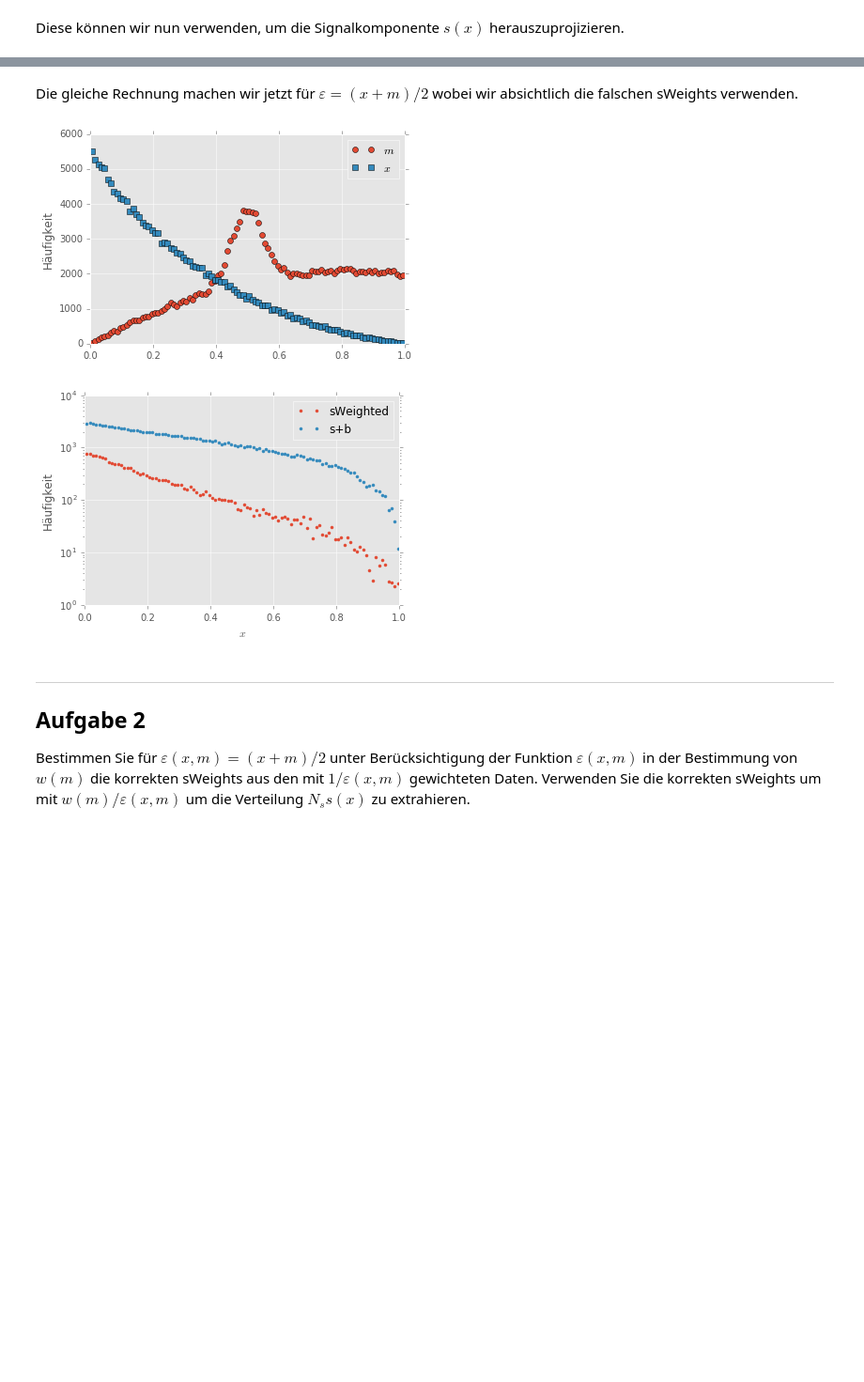
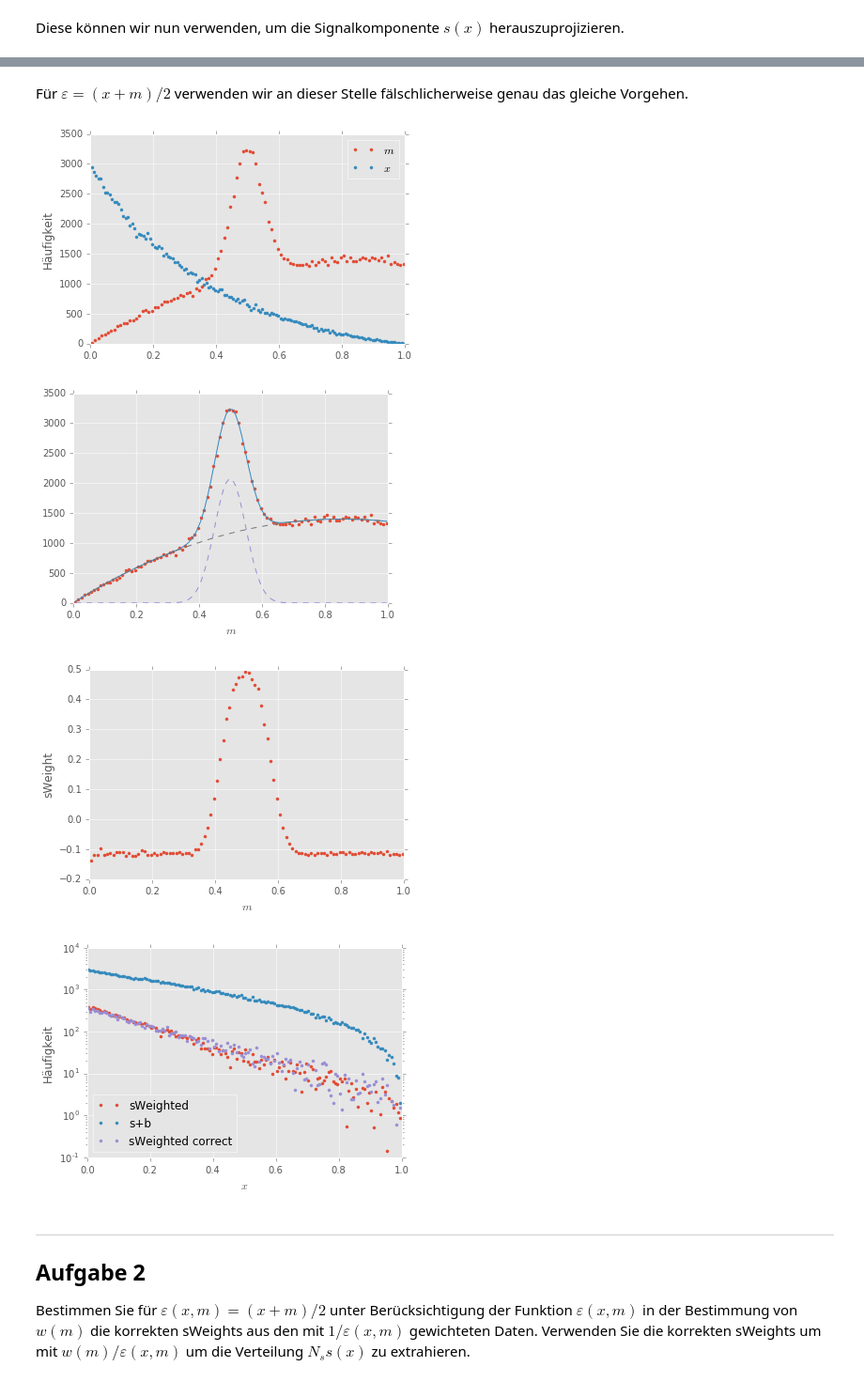
Before and after one commit to kdungs/teaching-SMD2-2016, a Jupyter notebook: solutions/3.ipynb, the cells around one changed output, grey strips where cells are left out. Shown at 94% size. Saved outputs shown, nothing was run; the diff lists cells and outputs as text; code cells hidden in the pictures; blank space fills up the shorter version.

```diff
--- a/solutions/3.ipynb
+++ b/solutions/3.ipynb
@@ -201,12 +202,12 @@ def sweights(centres, mhist, popt):
     b = pdf_mb(centres, *popt[3:])
     n = mhist
 
-    Wss = np.sum(bw * (s * s) / n)
-    Wsb = np.sum(bw * (s * b) / n)
-    Wbb = np.sum(bw * (b * b) / n)
+    Wss = bw ** 2 * np.sum((s * s) / n)
+    Wsb = bw ** 2 * np.sum((s * b) / n)
+    Wbb = bw **2 * np.sum((b * b) / n)
     alpha = Wbb / (Wss * Wbb - Wsb ** 2)
     beta = -Wsb / (Wss * Wbb - Wsb ** 2)
-    weights = (alpha * s + beta * b) / n / bw
+    weights = (alpha * s + beta * b) / n
     return weights
 
 
@@ -221,12 +222,16 @@ plt.show()
 # %% [markdown]
 Diese können wir nun verwenden, um die Signalkomponente $s(x)$ herauszuprojizieren.
 # %%
-xweighted = np.array([w * h for w, h in zip(sw, hist)]).sum(axis=0)
+def apply_sweights(sweights, hist):
+    return np.array([w * row for w, row in zip(sweights, hist)]).sum(axis=0)
+
+
+xweighted = apply_sweights(sw, hist)
 plt.plot(xcentres, xweighted, '.', label='sWeighted')
 plt.plot(xcentres, xhist, '.', label='s+b')
 plt.xlabel('$x$')
 plt.ylabel('Häufigkeit')
 plt.yscale('log')
-plt.legend()
+plt.legend(loc='lower left')
 plt.show()
 # %% [output]
@@ -234,36 +239,49 @@ plt.show()
-# %% [markdown]
-Die gleiche Rechnung machen wir jetzt für $\varepsilon = (x + m) / 2$ wobei wir absichtlich die falschen sWeights verwenden.
+# %% [markdown]
+Für $\varepsilon = (x + m) / 2$ verwenden wir an dieser Stelle fälschlicherweise genau das gleiche Vorgehen.
 # %%
-eeffs = efficiency(exs, ems)
-ehist, emedges, exedges = np.histogram2d(ems, exs, bins=100, range=((0, 1), (0, 1)))
+ehist, emedges, exedges = np.histogram2d(ems, exs, bins=(100, 140), range=((0, 1), (0, 1)))
 exwidth = exedges[1] - exedges[0]
 emwidth = emedges[1] - emedges[0]
 excentres = exedges[:-1] + exwidth / 2
 emcentres = emedges[:-1] + emwidth / 2
 
-eeffhist = np.array([[efficiency(x, m) for m in emcentres] for x in excentres])
-emeffhist = np.sum(eeffhist, axis=1)
-exeffhist = np.sum(eeffhist, axis=0)
-
 emhist = np.sum(ehist, axis=1)
 exhist = np.sum(ehist, axis=0)
-plt.plot(emcentres, emhist, 'o', label='$m$')
-plt.plot(excentres, exhist, 's', label='$x$')
+plt.plot(emcentres, emhist, '.', label='$m$')
+plt.plot(excentres, exhist, '.', label='$x$')
 plt.ylabel('Häufigkeit')
 plt.legend()
 plt.show()
 
-xweighted = np.array([w * h for w, h in zip(sw, ehist)]).sum(axis=0)
-plt.plot(xcentres, xweighted, '.', label='sWeighted')
-plt.plot(xcentres, xhist, '.', label='s+b')
+epopt, _ = fit_mass(emcentres, emhist, pars=[20000, 0.5, 0.5, 1, 1, -0.1, 100])
+
+plt.plot(emcentres, emhist, '.')
+plt.plot(emcentres, pdf_m(emcentres, *epopt))
+plt.plot(emcentres, pdf_ms(emcentres, *epopt[:3]), '--')
+plt.plot(emcentres, pdf_mb(emcentres, *epopt[3:]), '--')
+plt.xlabel('$m$')
+plt.show()
+
+esw = sweights(emcentres, emhist, epopt)
+plt.plot(emcentres, esw, '.')
+plt.xlabel('$m$')
+plt.ylabel('sWeight')
+plt.show()
+
+exweighted = apply_sweights(esw, ehist)
+plt.plot(excentres, exweighted, '.', label='sWeighted')
+plt.plot(excentres, exhist, '.', label='s+b')
+plt.plot(xcentres, xweighted, '.', label='sWeighted correct')
 plt.xlabel('$x$')
 plt.ylabel('Häufigkeit')
 plt.yscale('log')
-plt.legend()
+plt.legend(loc='lower left')
 plt.show()
 # %% [output]
-[figure, old version]
+[figure, new version]
-[figure, old version]
+[figure, new version]
+[figure, added]
+[figure, added]
 # %% [markdown]
 ---
 ## Aufgabe 2
```
Also changed, not shown: parts of 6 cells of this notebook.
